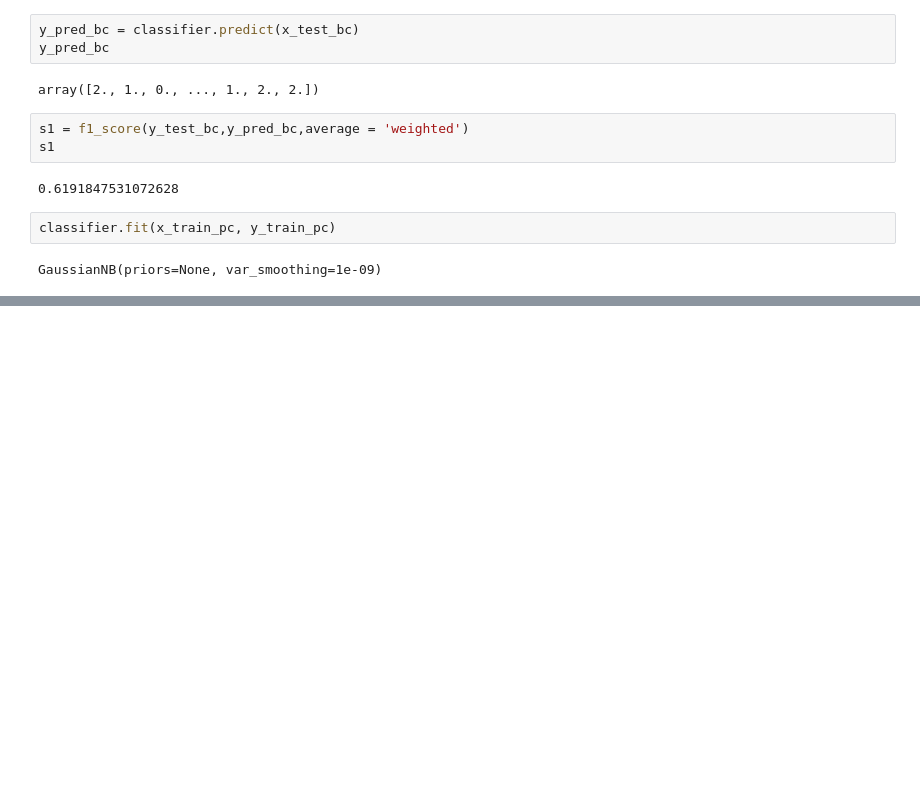
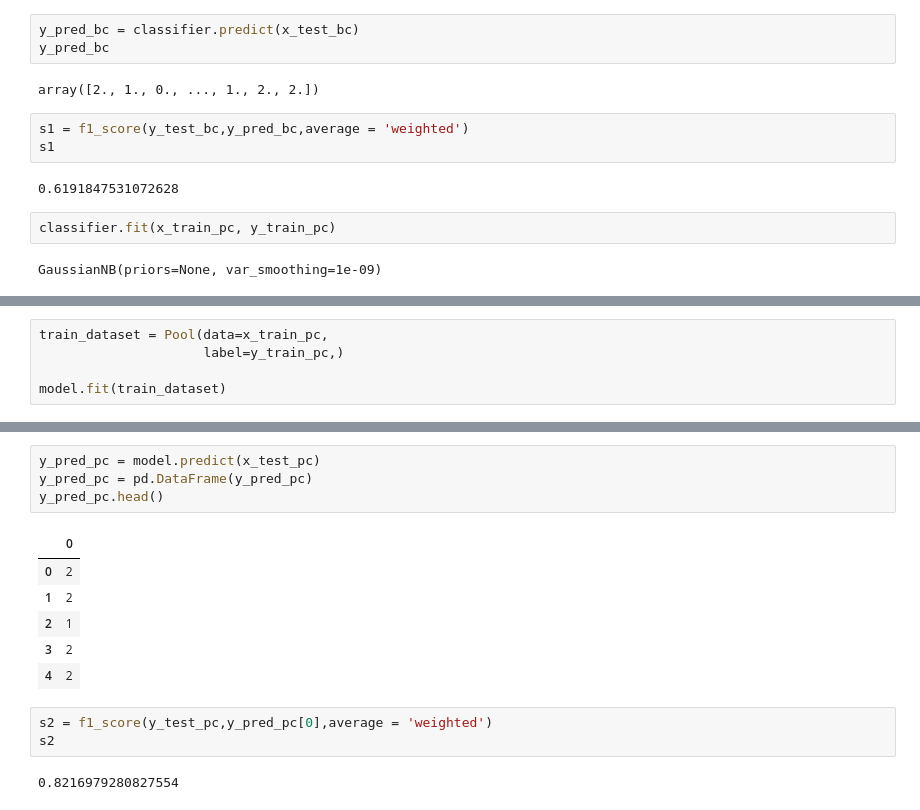
Before and after one commit to YogeshUpdhyay/HackerEarth-AdoptaBuddy, a Jupyter notebook: Individual-Target.ipynb, the cells around one changed output, grey strips where cells are left out. Cells and saved outputs as stored; diff of their text form; blank space fills up the shorter version.

```diff
--- a/Individual-Target.ipynb
+++ b/Individual-Target.ipynb
@@ -337,0 +384,5 @@ score
+# %%
+train_dataset = Pool(data=x_train_pc,
+                     label=y_train_pc,)
+
+model.fit(train_dataset)
@@ -337,0 +401,16 @@ score
+# %%
+y_pred_pc = model.predict(x_test_pc)
+y_pred_pc = pd.DataFrame(y_pred_pc)
+y_pred_pc.head()
+# %% [output]
+|  | 0 |
+| 0 | 2 |
+| 1 | 2 |
+| 2 | 1 |
+| 3 | 2 |
+| 4 | 2 |
+# %%
+s2 = f1_score(y_test_pc,y_pred_pc[0],average = 'weighted')
+s2
+# %% [output]
+0.8216979280827554
```
Also changed, not shown: parts of 15 cells of this notebook, 4 other files.
